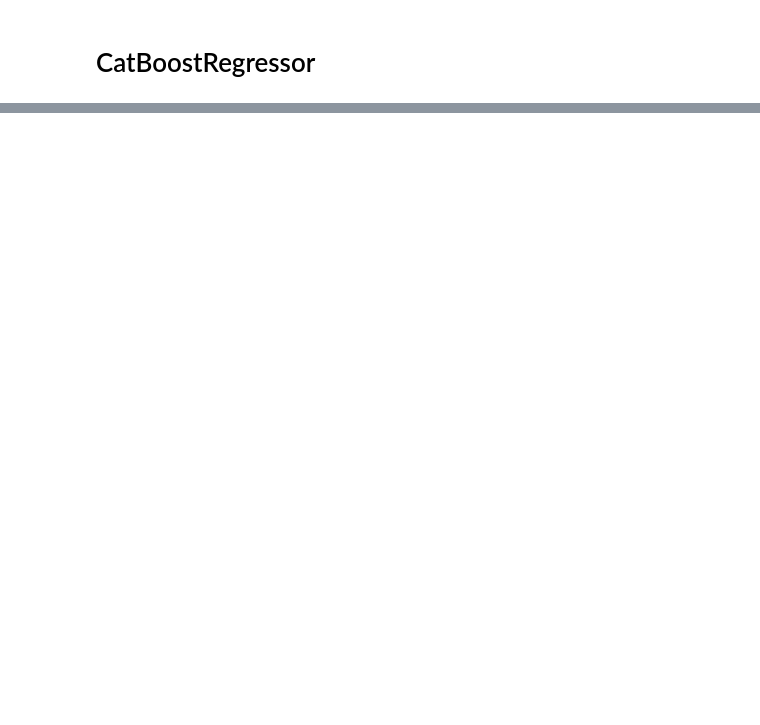
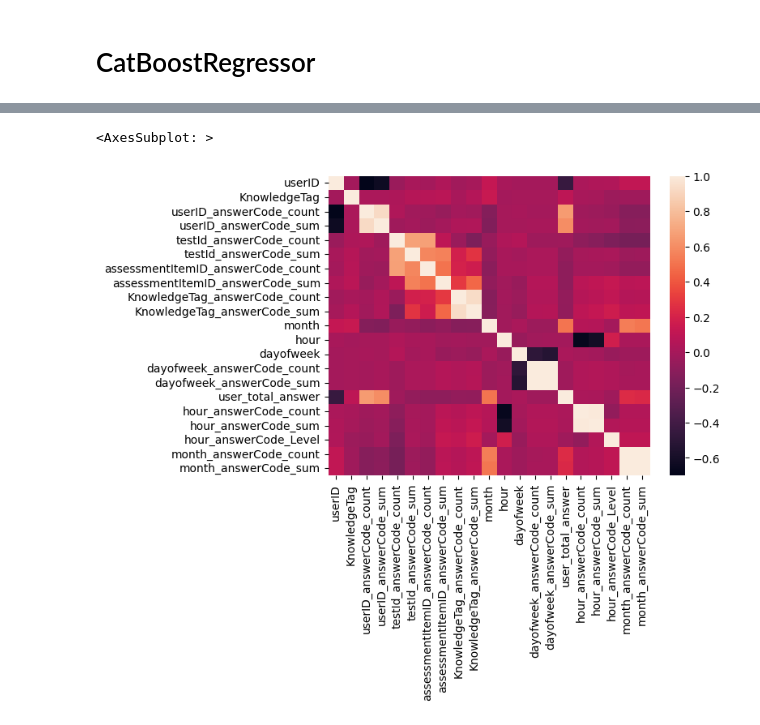
Before and after one commit to boostcampaitech4lv23recsys2/level2_dkt_recsys-level2-recsys-12, a Jupyter notebook: Boosting/ctb_regressor.ipynb, the cells around one changed output, grey strips where cells are left out. Drawn from its saved outputs; the diff is of its cells as text; code cells hidden in the pictures; blank space fills up the shorter version.

```diff
--- a/Boosting/ctb_regressor.ipynb
+++ b/Boosting/ctb_regressor.ipynb
@@ -184,0 +190,5 @@ plt.show()
+# %%
+sns.heatmap(x_train.corr())
+# %% [output]
+<AxesSubplot: >
+[figure, added]
```
Also changed, not shown: parts of 7 cells of this notebook, 8 other files.
